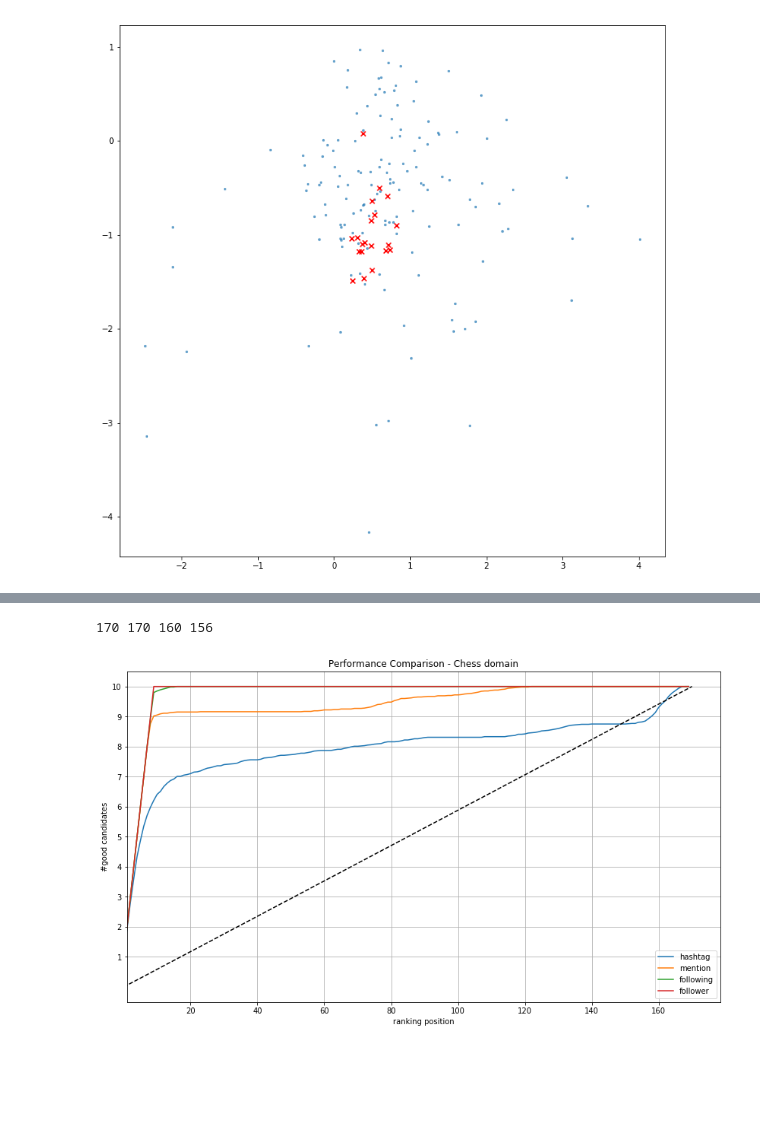
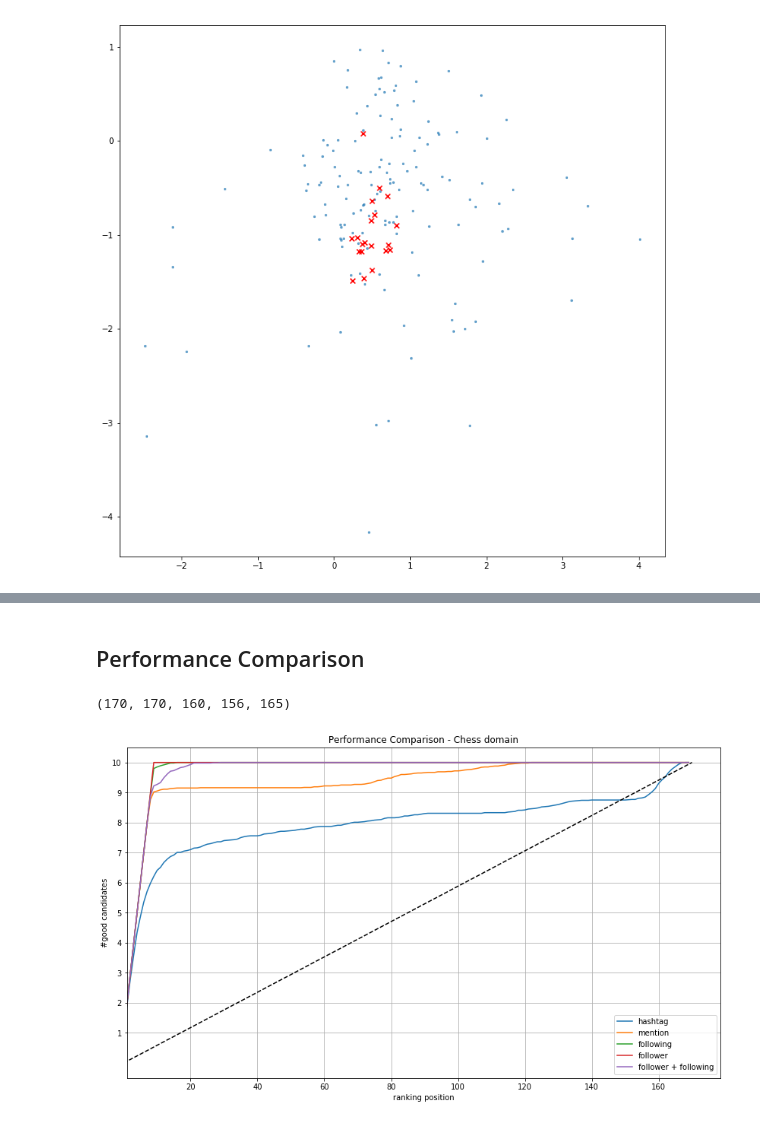
Before and after one commit to DataSciencePolimi/NetSKE, a Jupyter notebook: graphs/chess/Chess Domain - Test Network Features.ipynb, the cells around one changed output, grey strips where cells are left out. Cells and saved outputs as stored; diff of their text form; code cells hidden in the pictures; blank space fills up the shorter version.

Commit message:
new experiment: followers+following network

```diff
--- a/graphs/chess/Chess Domain - Test Network Features.ipynb
+++ b/graphs/chess/Chess Domain - Test Network Features.ipynb
@@ -289,0 +290,18 @@ Image to condense all the performances
+# %%
+# features file reading and metadata inclusion
+userdata = pd.read_csv(path+'social_network_{}_complete_nodes.csv'.format(test), sep='\t')
+data = pd.read_csv(path+'social_network_{}_complete.emb'.format(test), sep=' ', header=None, skiprows=1)
+data = userdata.merge(data, left_on='id', right_on=0)
+data.drop(0, inplace=True, axis=1)
+data['id_user'] = data['id_user'].astype(str)
+
+# need to add usernames, too and filter the mentioned users that should not be included
+t1_users = testusers[testusers['n_test'] == test][['id_user', 'screen_name']].drop_duplicates()
+t1_users['usertype'] = 'user'
+all_u = pd.concat([seed_data[['id_user', 'screen_name', 'usertype']], t1_users])
+all_u['id_user'] = all_u['id_user'].astype(str)
+
+data_complete = data.merge(all_u, on='id_user')
+data_complete.columns = ['id_graph','followers','following','id_user']+header+['username', 'usertype']
+
+perf_complete, candidates_ranking, all_ranking = computePerformance(allseeds, combinations, data_complete, 'follower+following')
@@ -290,6 +315,10 @@ Image to condense all the performances
+# %% [markdown]
+## Performance Comparison
 # %%
-print (len(perf_tag), len(perf_mention), len(perf_following), len(perf_follower))
+print (len(perf_tag), len(perf_mention), len(perf_following), len(perf_follower), len(perf_complete))
 # %% [output]
-170 170 160 156
+(170, 170, 160, 156, 165)
 # %%
 pf_1 = np.append(perf_following, [10.]*10)
+pf_2 = np.append(perf_follower, [10.]*14)
+pf_3 = np.append(perf_complete, [10.]*5)
@@ -298,19 +325,20 @@ pf_2 = np.append(perf_follower, [10.]*14)
 # %%
 plt.figure(figsize=(14,8))
 
 plt.plot(perf_tag, label='hashtag')
 plt.plot(perf_mention, label='mention')
 plt.plot(pf_1, label='following')
 plt.plot(pf_2, label='follower')
+plt.plot(pf_3, label='follower + following')
 plt.plot([0, len(perf_tag)], [0, 10], linestyle='--', color='black')
 
 plt.legend()
 plt.title('Performance Comparison - Chess domain')
 plt.ylabel('#good candidates')
 plt.xlabel('ranking position')
 
 plt.xlim(xmin=1)
 plt.yticks(range(1,11))
 plt.grid(True)
 # %% [output]
-[figure, old version]
+[figure, new version]
```
Also changed, not shown: parts of 6 cells of this notebook, 12 other files.
